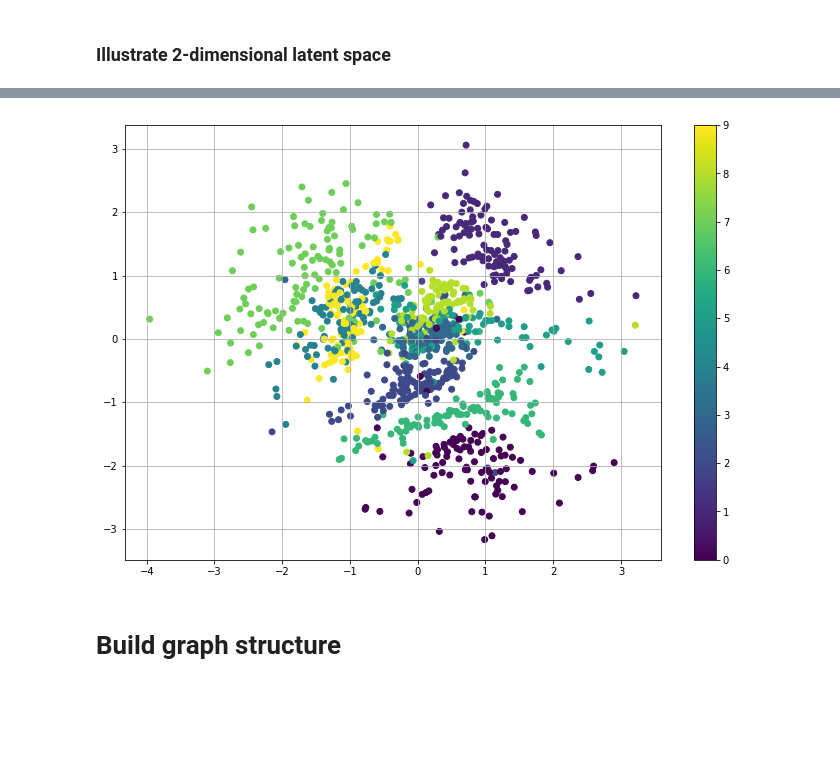
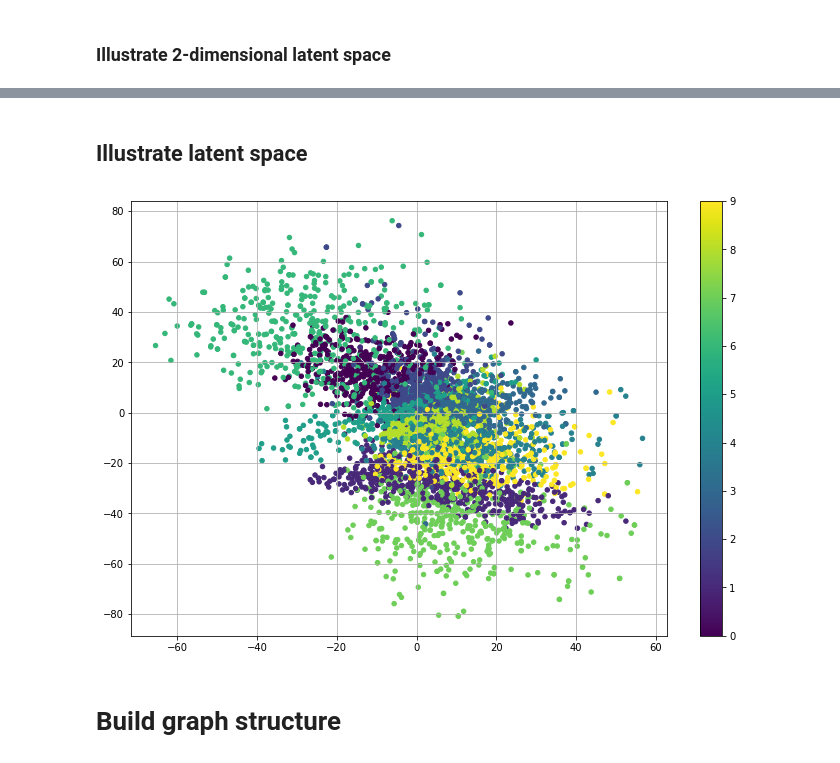
Before and after one commit to Logan-Lin/ELAINE-tensorflow, a Jupyter notebook: ELAINE.ipynb, the cells around one changed output, grey strips where cells are left out. Saved outputs shown, nothing was run; the diff lists cells and outputs as text; code cells hidden in the pictures; blank space fills up the shorter version.

```diff
--- a/ELAINE.ipynb
+++ b/ELAINE.ipynb
@@ -276,10 +273,10 @@ Epoch: 0191 cost= 137.456027222
 # %%
 import matplotlib.pyplot as plt
 # %%
-x_sample = mnist.test.next_batch(1000)[0]
+x_sample = mnist.test.next_batch(100)[0]
 x_reconstruct = vae.reconstruct(x_sample)
 
-plt.figure(figsize=(8, 12))
+plt.figure(figsize=(4, 8), dpi=150)
 for i in range(5):
     plt.subplot(5, 2, 2*i + 1)
     plt.imshow(x_sample[i].reshape(28, 28), vmin=0, vmax=1, cmap="gray")
@@ -319,0 +464,16 @@ plt.tight_layout()
+# %%
+def train_ae(network_architecture, learning_rate=1e-3, batch_size=100,
+          epochs=100, display_step=10, regularization_rate=0.001):
+    ae = Autoencoder(network_architecture, learning_rate=learning_rate,
+                     batch_size=batch_size, regularization_rate=regularization_rate)
+    for epoch in range(epochs):
+        avg_loss = 0.
+        total_batch = int(n_samples / batch_size)
+        for i in range(total_batch):
+            batch_x, _ = mnist.train.next_batch(batch_size)
+            loss = ae.partial_fit(batch_x)
+            avg_loss += loss / n_samples * batch_size
+
+        if epoch % display_step == 0:
+            print('Epoch: %04d, loss: %8.5f' % (epoch+1, avg_loss))
+    return ae
@@ -319,0 +482,11 @@ plt.tight_layout()
+# %%
+network_architecture = dict(
+    n_hidden_encoder_1 = 500,
+    n_hidden_encoder_2 = 500,
+    n_hidden_decoder_1 = 500,
+    n_hidden_decoder_2 = 500,
+    n_input = 784,
+    n_latent = 3
+)
+
+ae = train_ae(network_architecture, epochs=300, batch_size=100, learning_rate=1e-4, regularization_rate=0.005)
@@ -320,12 +558,20 @@ plt.tight_layout()
+# %% [markdown]
+## Illustrate latent space
+# %%
+total_num = 5000
+x_sample, y_sample = mnist.test.next_batch(total_num)
+z_mus = []
+for start in range(0, total_num, 100):
+    latent = ae.transform(x_sample[start:start+100])
+    z_mus.append(latent)
+z_concat = np.concatenate(z_mus)
 # %%
-x_sample, y_sample = mnist.test.next_batch(1000)
-_, z_mu = vae.transform(x_sample)
 plt.figure(figsize=(12, 8))
-plt.scatter(z_mu[:, 0], z_mu[:, 1], c=np.argmax(y_sample, 1))
+plt.scatter(z_concat[:, 0], z_concat[:, 1], c=np.argmax(y_sample, 1), s=20)
 plt.colorbar()
 plt.grid()
 # %% [output]
-[figure, old version]
+[figure, new version]
 # %% [markdown]
 # Build graph structure
 # %%
```
Also changed, not shown: parts of 16 cells of this notebook.
